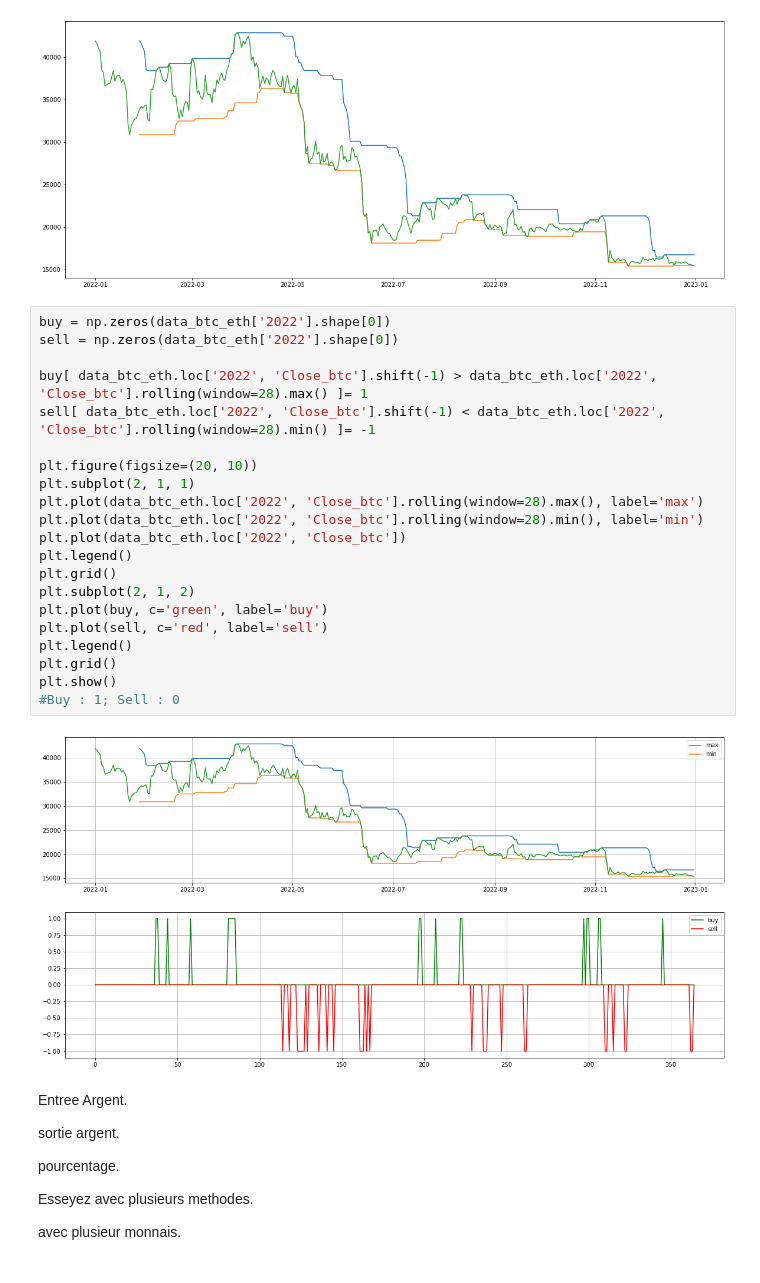
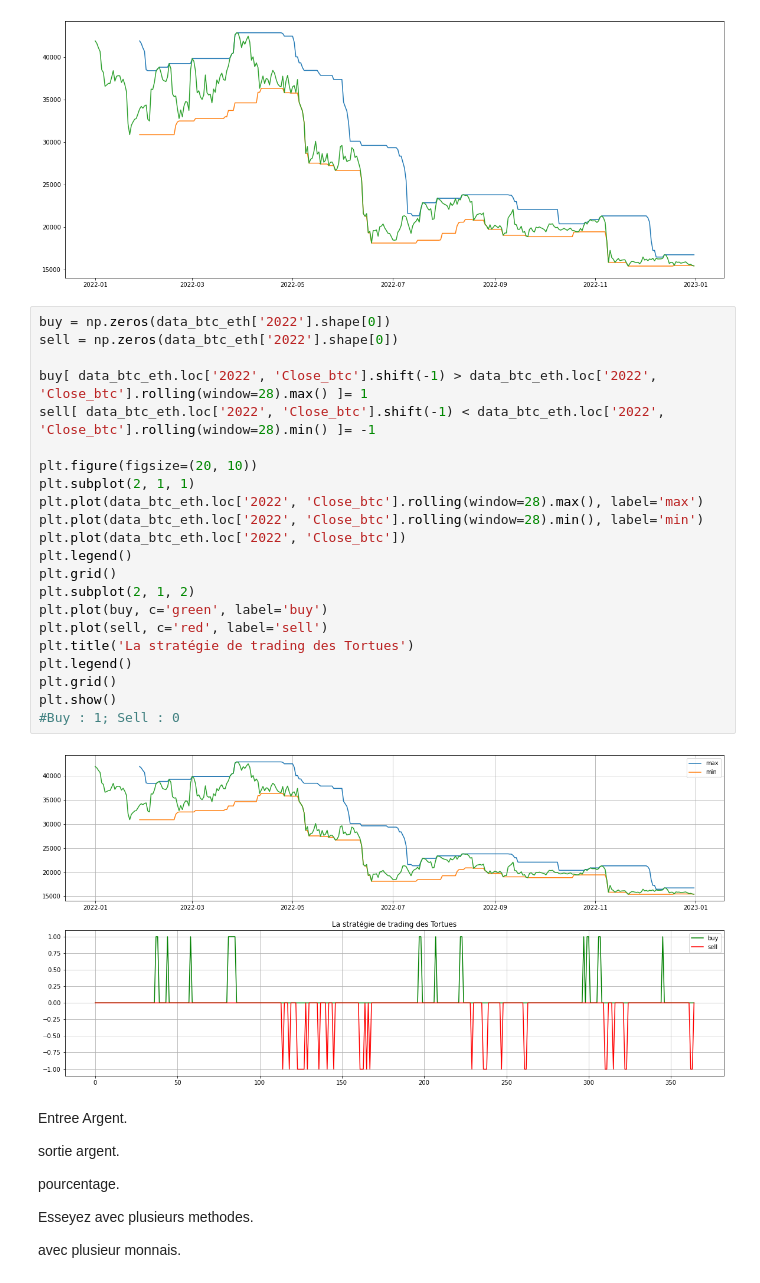
Before and after one commit to mohamed063197/Data-scientist, a Jupyter notebook: 02_Calcule_numérique-numpy_pandas + Application.ipynb, the cells around one changed output. Drawn from its saved outputs; the diff is of its cells as text.

```diff
--- a/02_Calcule_numérique-numpy_pandas + Application.ipynb
+++ b/02_Calcule_numérique-numpy_pandas + Application.ipynb
@@ -1056,26 +1059,27 @@ plt.show()
 # %%
 buy = np.zeros(data_btc_eth['2022'].shape[0])
 sell = np.zeros(data_btc_eth['2022'].shape[0])
 
 buy[ data_btc_eth.loc['2022', 'Close_btc'].shift(-1) > data_btc_eth.loc['2022', 'Close_btc'].rolling(window=28).max() ]= 1
 sell[ data_btc_eth.loc['2022', 'Close_btc'].shift(-1) < data_btc_eth.loc['2022', 'Close_btc'].rolling(window=28).min() ]= -1
 
 plt.figure(figsize=(20, 10))
 plt.subplot(2, 1, 1)
 plt.plot(data_btc_eth.loc['2022', 'Close_btc'].rolling(window=28).max(), label='max')
 plt.plot(data_btc_eth.loc['2022', 'Close_btc'].rolling(window=28).min(), label='min')
 plt.plot(data_btc_eth.loc['2022', 'Close_btc'])
 plt.legend()
 plt.grid()
 plt.subplot(2, 1, 2)
 plt.plot(buy, c='green', label='buy')
 plt.plot(sell, c='red', label='sell')
+plt.title('La stratégie de trading des Tortues')
 plt.legend()
 plt.grid()
 plt.show()
 #Buy : 1; Sell : 0
 # %% [output]
-[figure, old version]
+[figure, new version]
 # %% [markdown]
 Entree Argent.
 
```
Also changed, not shown: parts of 18 cells of this notebook, 4 other files.
